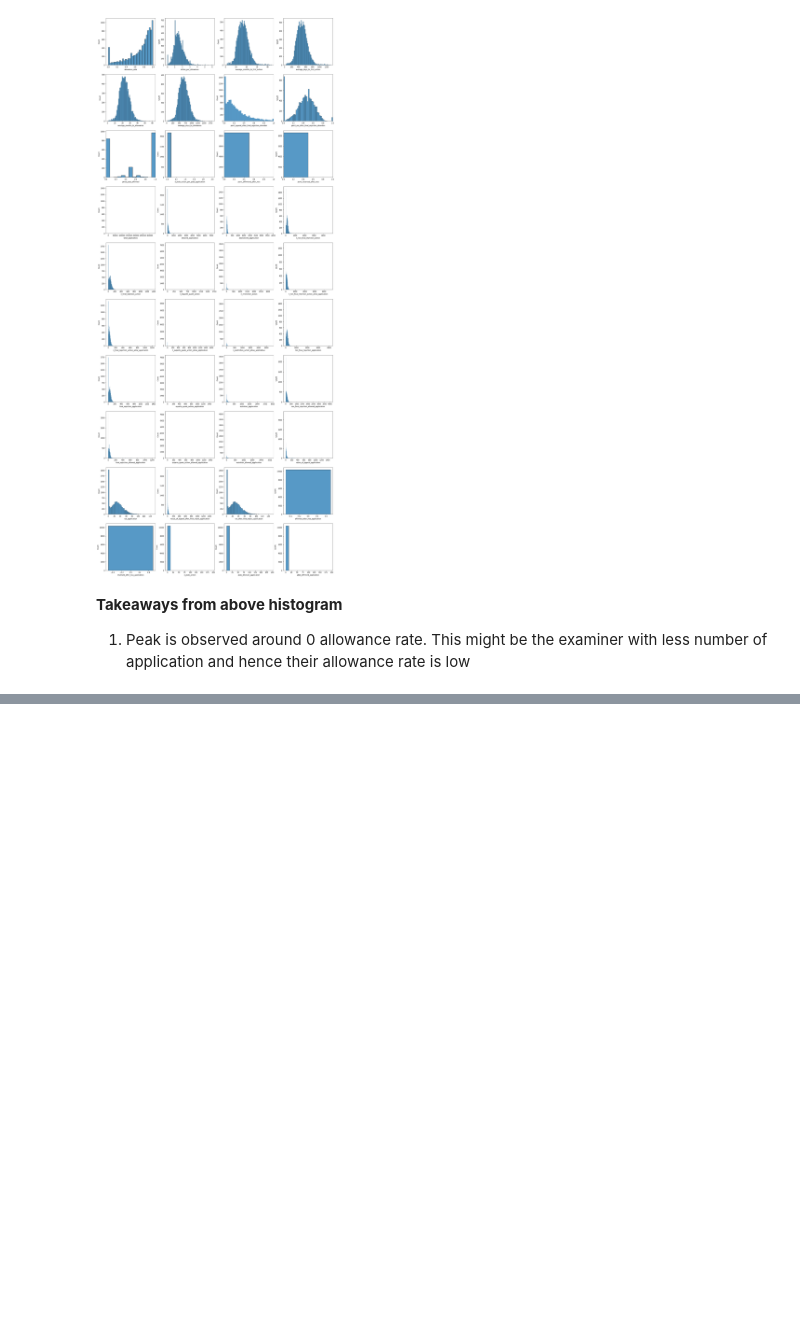
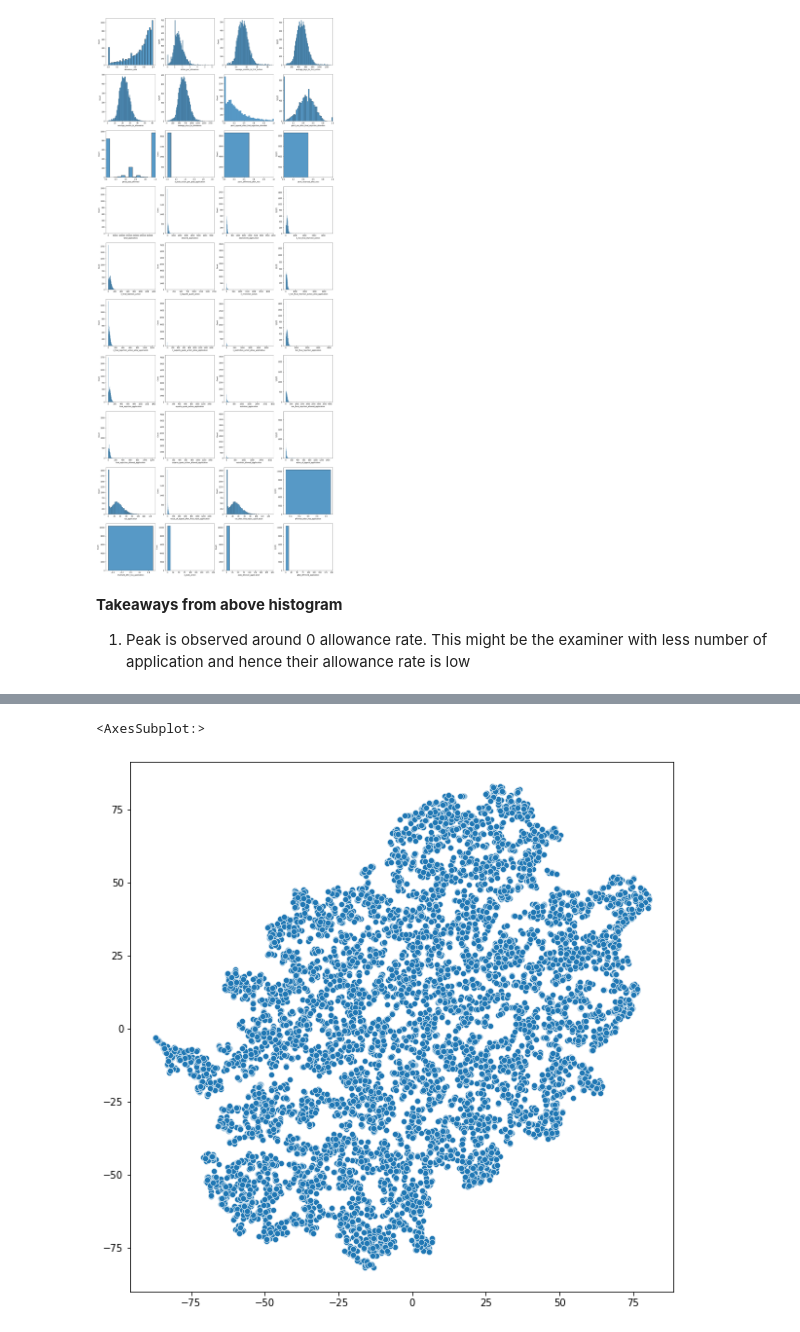
Before and after one commit to shresthabhi/IIT_VT_capstone_project, a Jupyter notebook: code/1)Capstone_Examiner_Level.ipynb, the cells around one changed output, grey strips where cells are left out. Drawn from its saved outputs; the diff is of its cells as text; code cells hidden in the pictures; blank space fills up the shorter version.

```diff
--- a/code/1)Capstone_Examiner_Level.ipynb
+++ b/code/1)Capstone_Examiner_Level.ipynb
@@ -215,0 +338,12 @@ array([[-0.75849549, -0.9038076 , -0.99681325,         nan],
+# %%
+model = TSNE(learning_rate = 200)
+data_tsne = model.fit_transform(train_data)
+x = data_tsne[:,0]
+y = data_tsne[:,1]
+# %%
+fig, ax = plt.subplots(figsize = (10,10))
+
+sns.scatterplot(x=x, y=y, ax = ax)
+# %% [output]
+<AxesSubplot:>
+[figure, added]
```
Also changed, not shown: parts of 31 cells of this notebook.
